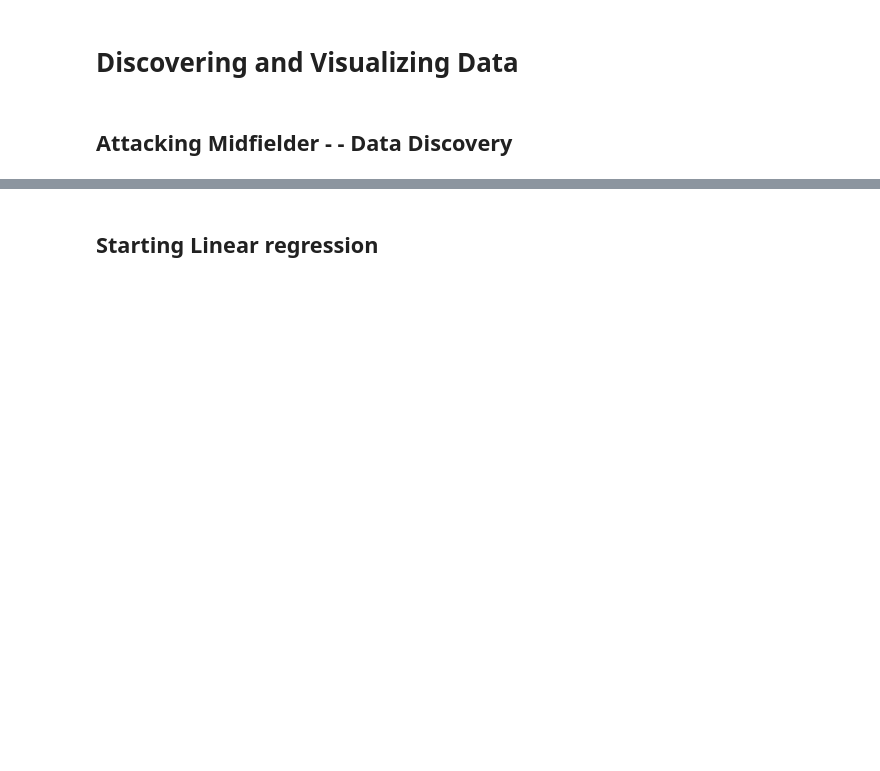
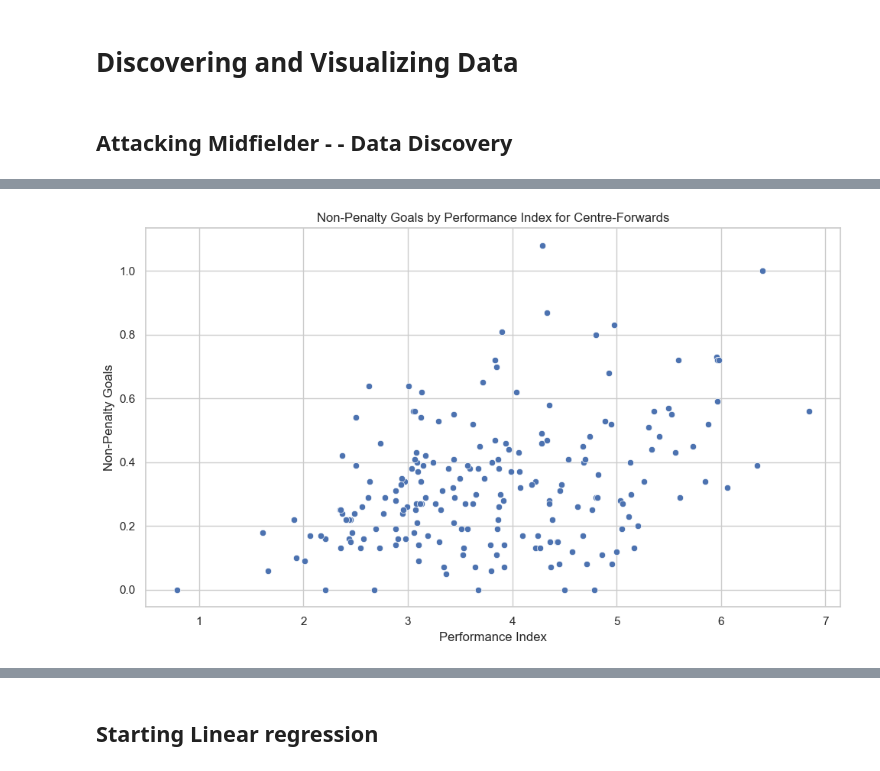
Before and after one commit to enesyesil/Moneyball-Scout-ML, a Jupyter notebook: Moneyball Scout Dataset.ipynb, the cells around one changed output, grey strips where cells are left out. Drawn from its saved outputs; the diff is of its cells as text; code cells hidden in the pictures; blank space fills up the shorter version.

```diff
--- a/Moneyball Scout Dataset.ipynb
+++ b/Moneyball Scout Dataset.ipynb
@@ -390,0 +409,47 @@ plt.show()
+# %%
+from sklearn.preprocessing import StandardScaler
+import numpy as np
+import pandas as pd
+import matplotlib.pyplot as plt
+import seaborn as sns
+
+# Assuming df_cf is your DataFrame for Centre-Forward players and it's already defined with 'league' and other columns
+
+# Map league scores
+league_scores = {
+    'EPL': 5,
+    'LaLiga': 4.5,
+    'Bundesliga': 3.5,
+    'SerieA': 3.5,
+    'Ligue1': 3.0,
+    'Other': 3
+}
+df_cf['league_score'] = df_cf['league'].map(league_scores)
+
+# Metrics for Centre-Forwards
+metrics_cf = [
+    'non-penalty-goals', 'non-penalty-xg', 'shots-total', 'assists',
+    'xag', 'touches-(att-pen)', 'aerials-won', 'shots-total',
+    'progressive-passes-rec', 'successful-take-ons', 'npxg-+-xag'
+]
+
+# Including 'league_score' in the features
+features_cf = metrics_cf + ['league_score']
+
+# Standardizing the metrics
+scaler = StandardScaler()
+df_cf_scaled = scaler.fit_transform(df_cf[features_cf])
+
+# Correcting the DataFrame reference for Performance Index calculation
+df_cf['Performance_Index'] = np.mean(df_cf_scaled, axis=1) + df_cf['league_score']
+# %%
+plt.figure(figsize=(10, 6))
+sns.scatterplot(x='Performance_Index', y='non-penalty-goals', data=df_cf,  palette='Set1')
+plt.title('Non-Penalty Goals by Performance Index for Centre-Forwards')
+plt.xlabel('Performance Index')
+plt.ylabel('Non-Penalty Goals')
+
+plt.tight_layout()
+plt.show()
+# %% [output]
+[figure, added]
```
Also changed, not shown: parts of 26 cells of this notebook.
